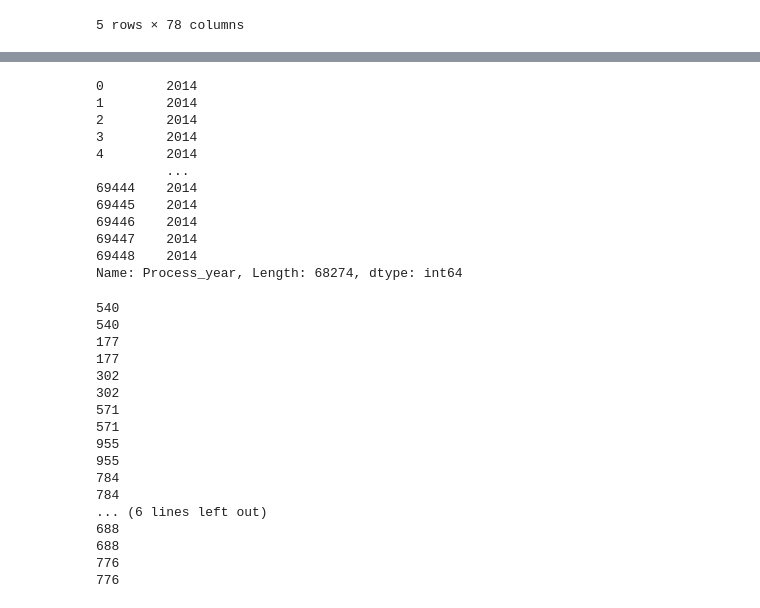
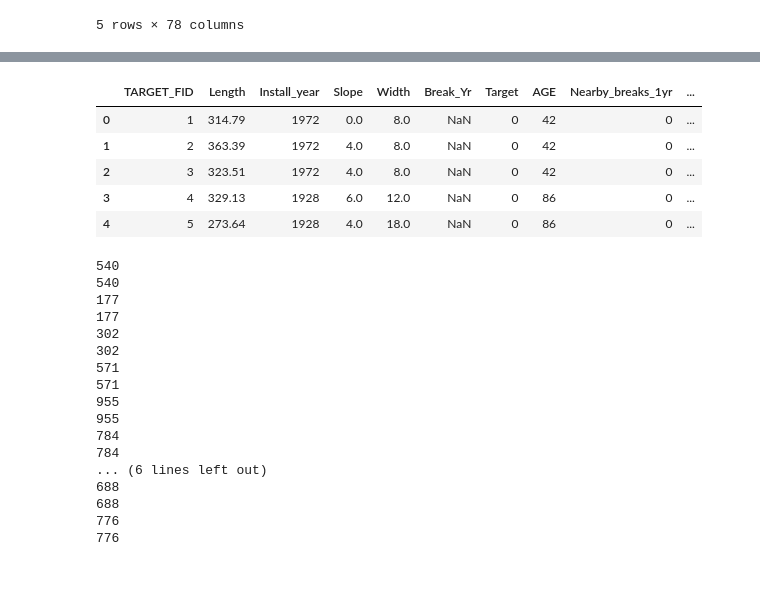
Before and after one commit to nlsschim/Water-Pipe-Project, a Jupyter notebook: scripts/final_data_process.ipynb, the cells around one changed output, grey strips where cells are left out. Drawn from its saved outputs; the diff is of its cells as text; code cells hidden in the pictures; blank space fills up the shorter version.

```diff
--- a/scripts/final_data_process.ipynb
+++ b/scripts/final_data_process.ipynb
@@ -312,7 +290,7 @@ def get_data(df, year):
 
 
     # want to include where break year is in time frame of what we want - DATE col
-    filt_df = df[(df['Break_Yr'].isnull()  )| (df['Break_Yr'] == year)]
+    filt_df = df[(df['Break_Yr'].isnull()) | (df['Break_Yr'] == year)]
 
     # exclude installs AFTER time frame window - MNL_INSTAL col
     filt_df = filt_df[(filt_df['Install_year'] <= year)]
@@ -322,10 +300,15 @@ def get_data(df, year):
     # -- will create negative numbers
     filt_df['AGE'] = year - filt_df['Install_year']
 
+    for i in range(1,6):
+        if i == 1:
+            filt_df[f'Nearby_breaks_{i}yr'] = filt_df[f"Breaks_nearby_{year-i}"]
+        else:
+            filt_df[f'Nearby_breaks_{i}yr'] = filt_df[f'Nearby_breaks_{i-1}yr'] + filt_df[f'Breaks_nearby_{year-i}']
+        print(filt_df[f"Breaks_nearby_{year-i}"].sum())
+        print(filt_df[f'Nearby_breaks_{i}yr'].sum())
 
-    filt_df['Nearby_breaks_1yr'] = filt_df[f"Breaks_nearby_{year-1}"]
-    print(filt_df[f"Breaks_nearby_{year-1}"].sum())
-    print(filt_df['Nearby_breaks_1yr'].sum())
+
 
     filt_df['Process_year'] = year
 
@@ -341,18 +332,12 @@ test_timeframe_df = get_data(dummy_df, 2014)
 # %%
-test_timeframe_df['Process_year']
+test_timeframe_df.head()
 # %% [output]
-0        2014
-1        2014
-2        2014
-3        2014
-4        2014
-         ...
-69444    2014
-69445    2014
-69446    2014
-69447    2014
-69448    2014
-Name: Process_year, Length: 68274, dtype: int64
+|  | TARGET_FID | Length | Install_year | Slope | Width | Break_Yr | Target | AGE | Nearby_breaks_1yr | ... |
+| 0 | 1 | 314.79 | 1972 | 0.0 | 8.0 | NaN | 0 | 42 | 0 | ... |
+| 1 | 2 | 363.39 | 1972 | 4.0 | 8.0 | NaN | 0 | 42 | 0 | ... |
+| 2 | 3 | 323.51 | 1972 | 4.0 | 8.0 | NaN | 0 | 42 | 0 | ... |
+| 3 | 4 | 329.13 | 1928 | 6.0 | 12.0 | NaN | 0 | 86 | 0 | ... |
+| 4 | 5 | 273.64 | 1928 | 4.0 | 18.0 | NaN | 0 | 86 | 0 | ... |
 # %%
 def main_function(dummy_df):
     """
```
Also changed, not shown: parts of 7 cells of this notebook.
